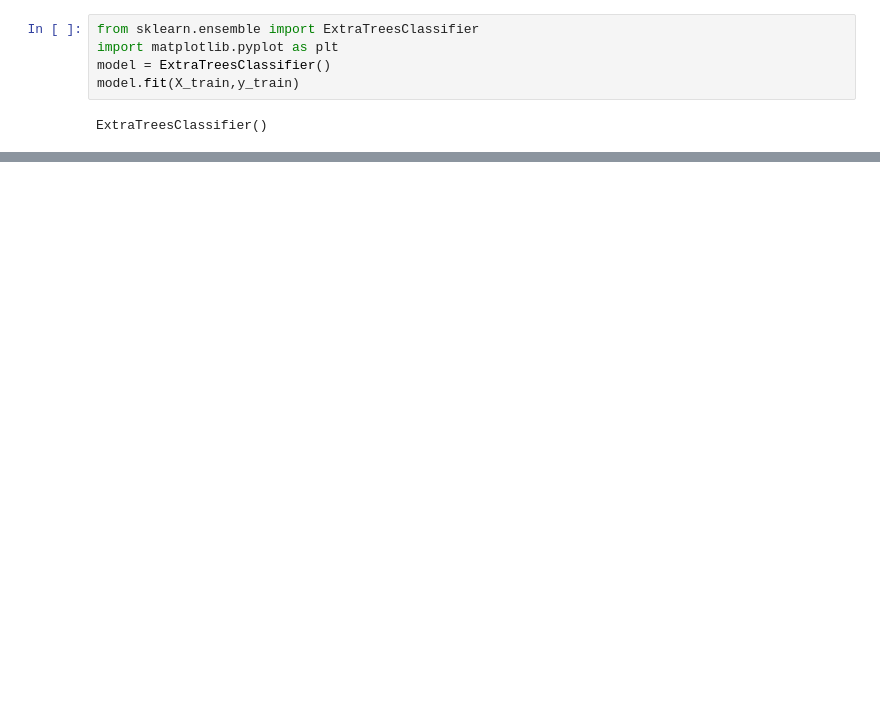
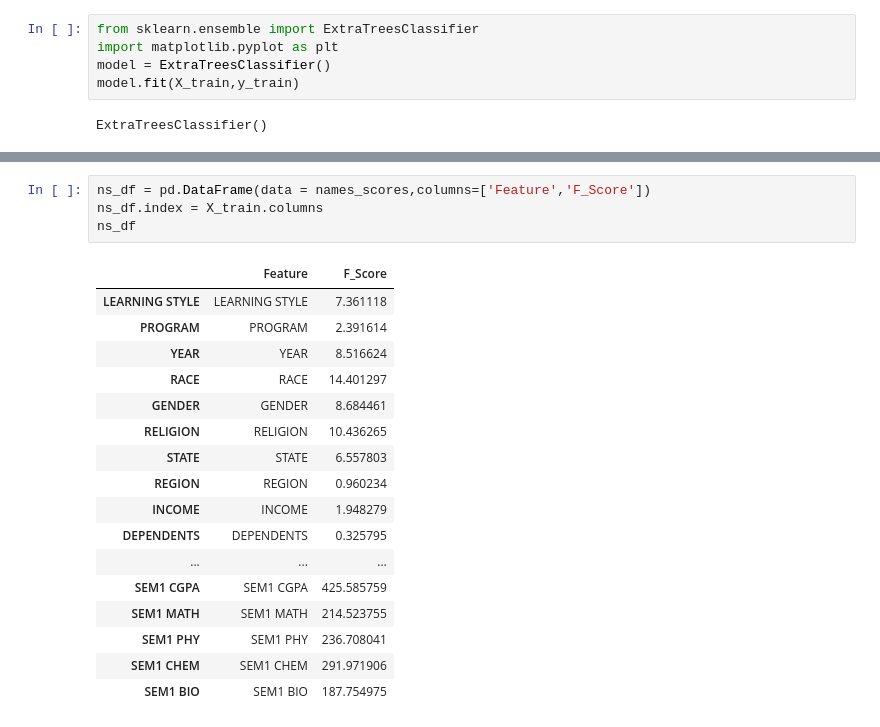
Before and after one commit to karimmudiya/Student-s-Potential-Prediction-Model, a Jupyter notebook: MOD1 FEATURE SELECTION.ipynb, the cells around one changed output, grey strips where cells are left out. Cells and saved outputs as stored; diff of their text form; blank space fills up the shorter version.

```diff
--- a/MOD1 FEATURE SELECTION.ipynb
+++ b/MOD1 FEATURE SELECTION.ipynb
@@ -485,0 +627,22 @@ plt.show
+# %%
+ns_df = pd.DataFrame(data = names_scores,columns=['Feature','F_Score'])
+ns_df.index = X_train.columns
+ns_df
+# %% [output]
+|  | Feature | F_Score |
+| LEARNING STYLE | LEARNING STYLE | 7.361118 |
+| PROGRAM | PROGRAM | 2.391614 |
+| YEAR | YEAR | 8.516624 |
+| RACE | RACE | 14.401297 |
+| GENDER | GENDER | 8.684461 |
+| RELIGION | RELIGION | 10.436265 |
+| STATE | STATE | 6.557803 |
+| REGION | REGION | 0.960234 |
+| INCOME | INCOME | 1.948279 |
+| DEPENDENTS | DEPENDENTS | 0.325795 |
+| ... | ... | ... |
+| SEM1 CGPA | SEM1 CGPA | 425.585759 |
+| SEM1 MATH | SEM1 MATH | 214.523755 |
+| SEM1 PHY | SEM1 PHY | 236.708041 |
+| SEM1 CHEM | SEM1 CHEM | 291.971906 |
+| SEM1 BIO | SEM1 BIO | 187.754975 |
```
Also changed, not shown: parts of 36 cells of this notebook.
